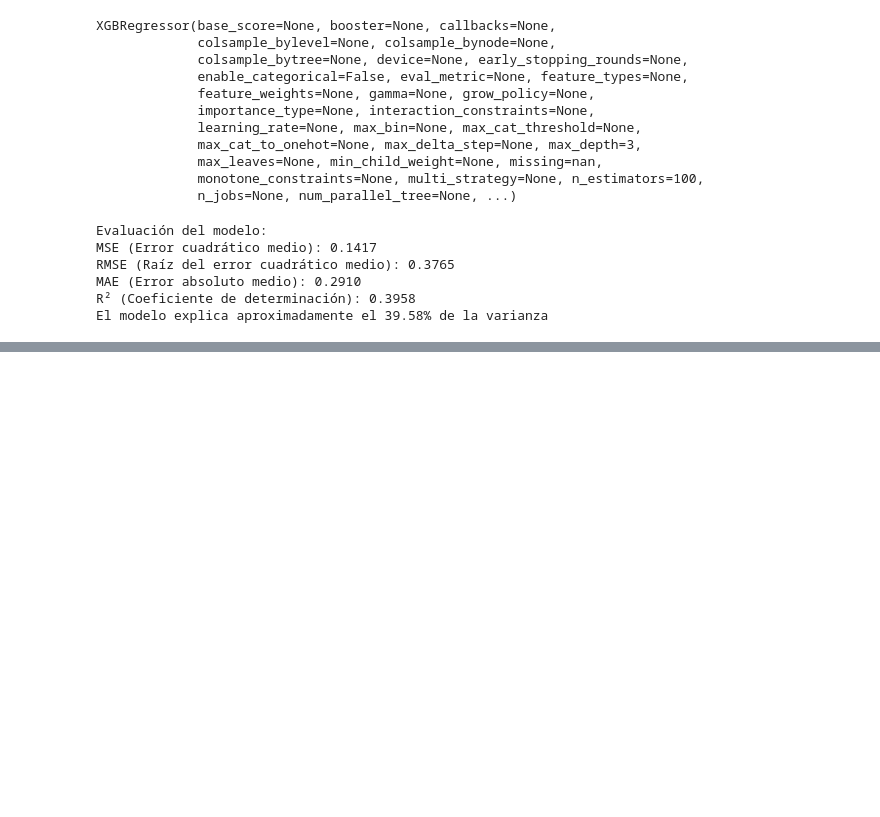
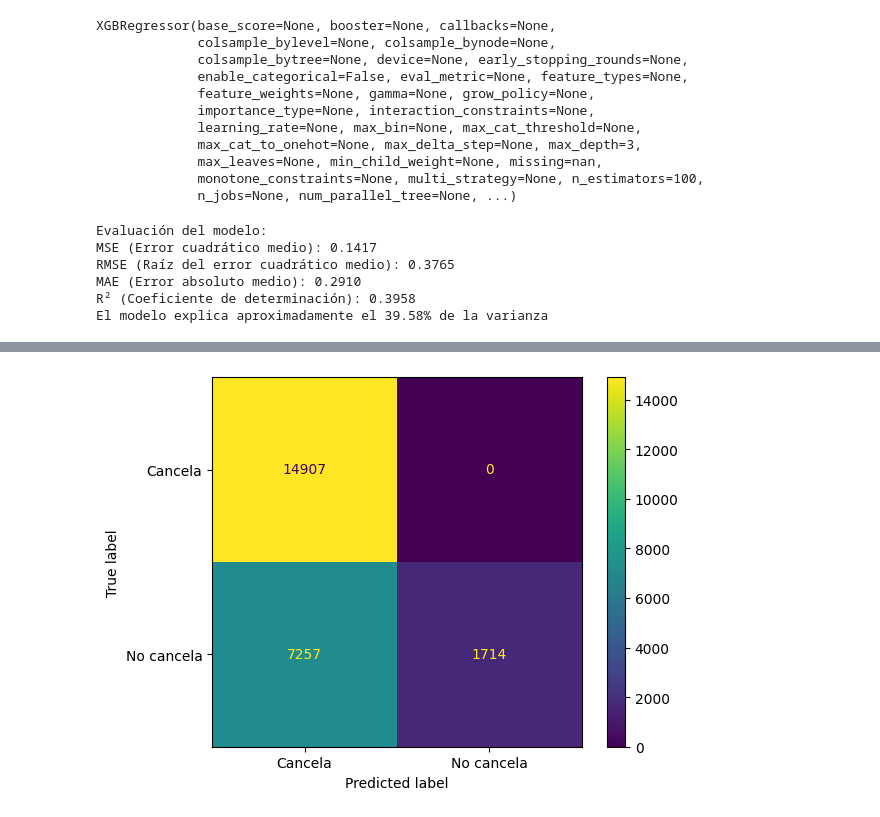
Before and after one commit to TM11TM/ML_DL_Pontia_5, a Jupyter notebook: notebooks/dl_ml.ipynb, the cells around one changed output, grey strips where cells are left out. Drawn from its saved outputs; the diff is of its cells as text; code cells hidden in the pictures; blank space fills up the shorter version.

```diff
--- a/notebooks/dl_ml.ipynb
+++ b/notebooks/dl_ml.ipynb
@@ -542,0 +593,10 @@ El modelo explica aproximadamente el 39.58% de la varianza
+# %%
+y_test = y_test.astype(int)
+y_pred = y_pred.astype(int)
+# Mostramos la matriz de confusión
+cm = confusion_matrix(y_test, y_pred)
+disp = ConfusionMatrixDisplay(confusion_matrix=cm, display_labels=['Cancela', 'No cancela'])
+disp.plot()
+plt.show()
+# %% [output]
+[figure, added]
```
Also changed, not shown: parts of 12 cells of this notebook, 4 other files.
